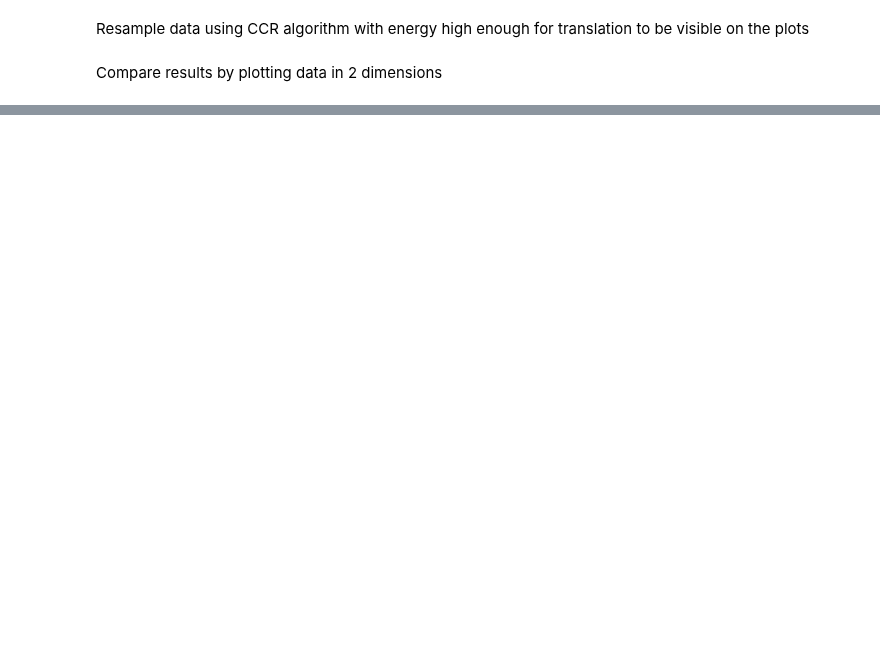
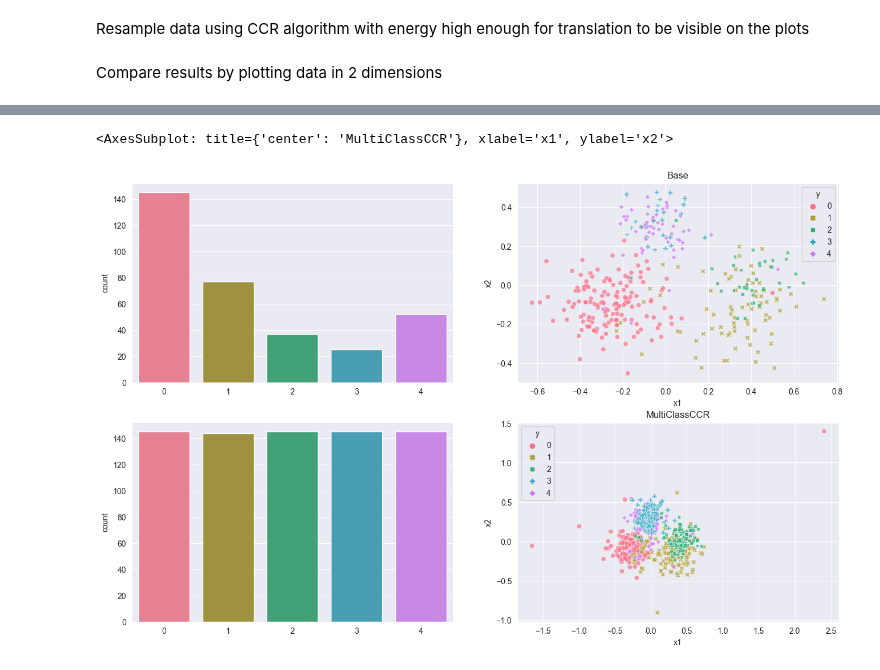
Before and after one commit to damianhorna/multi-imbalance, a Jupyter notebook: examples/resampling/CCR.ipynb, the cells around one changed output, grey strips where cells are left out. Drawn from its saved outputs; the diff is of its cells as text; code cells hidden in the pictures; blank space fills up the shorter version.

```diff
--- a/examples/resampling/CCR.ipynb
+++ b/examples/resampling/CCR.ipynb
@@ -91,0 +87,50 @@ sns.scatterplot(
+# %%
+from multi_imbalance.resampling.ccr import MultiClassCCR
+
+clf = MultiClassCCR(energy=0.5)
+resampled_X, resampled_y = clf.fit_resample(X, y)
+# %%
+n = len(Counter(y).keys())
+p = sns.color_palette("husl", n)
+
+pca = PCA(n_components=2)
+pca.fit(X)
+
+fig, axs = plt.subplots(ncols=2, nrows=2)
+fig.set_size_inches(16, 10)
+axs = axs.flatten()
+
+axs[1].set_title("Base")
+sns.countplot(x=y, ax=axs[0], palette=p)
+X = pca.transform(X)
+df = construct_flat_2pc_df(X, y)
+sns.scatterplot(
+    x="x1",
+    y="x2",
+    hue="y",
+    style="y",
+    data=df,
+    alpha=0.7,
+    ax=axs[1],
+    legend="full",
+    palette=p,
+)
+
+axs[3].set_title("MultiClassCCR")
+sns.countplot(x=resampled_y, ax=axs[2], palette=p)
+resampled_X = pca.transform(resampled_X)
+df = construct_flat_2pc_df(resampled_X, resampled_y)
+sns.scatterplot(
+    x="x1",
+    y="x2",
+    hue="y",
+    style="y",
+    data=df,
+    alpha=0.7,
+    ax=axs[3],
+    legend="full",
+    palette=p,
+)
+# %% [output]
+<AxesSubplot: title={'center': 'MultiClassCCR'}, xlabel='x1', ylabel='x2'>
+[figure, added]
```
Also changed, not shown: parts of 8 cells of this notebook, 2 other files.
